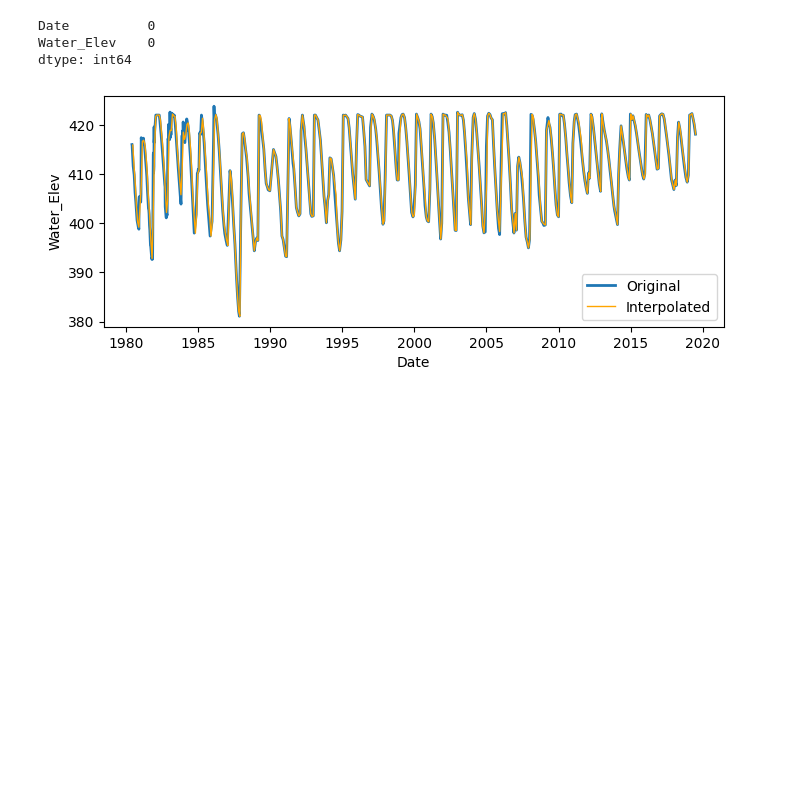
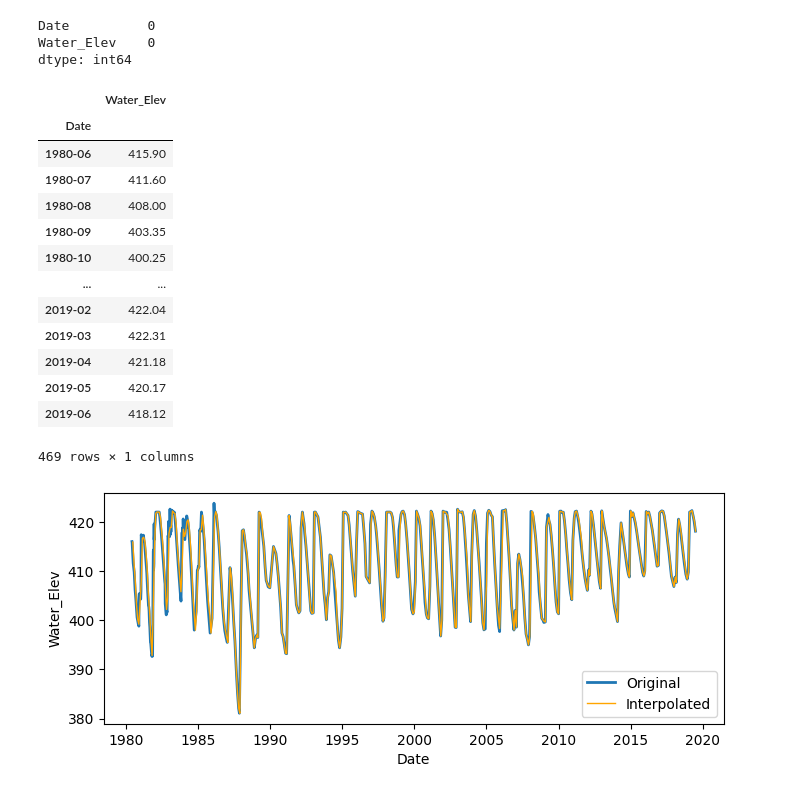
Before and after one commit to liangchow/time-series-reservoir-water-level, a Jupyter notebook: reservoir.ipynb, the cells around one changed output. Cells and saved outputs as stored; diff of their text form; code cells hidden in the pictures; blank space fills up the shorter version.

```diff
--- a/reservoir.ipynb
+++ b/reservoir.ipynb
@@ -163,6 +163,27 @@ dfs_mo.isna().sum()
 Date          0
 Water_Elev    0
 dtype: int64
+# %%
+dfs_mo.set_index(
+    pd.PeriodIndex(dfs_mo["Date"], freq="M"),
+    inplace=True)
+dfs_mo.drop("Date", axis=1, inplace=True)
+dfs_mo
+# %% [output]
+|  | Water_Elev |
+| Date |  |
+| 1980-06 | 415.90 |
+| 1980-07 | 411.60 |
+| 1980-08 | 408.00 |
+| 1980-09 | 403.35 |
+| 1980-10 | 400.25 |
+| ... | ... |
+| 2019-02 | 422.04 |
+| 2019-03 | 422.31 |
+| 2019-04 | 421.18 |
+| 2019-05 | 420.17 |
+| 2019-06 | 418.12 |
+469 rows × 1 columns
 # %%
 # Plot interpolated data in orange
 sns.lineplot(x=dfs["Date"], y=dfs["Water_Elev"], label="Original", lw=2)
```
Also changed, not shown: parts of 5 cells of this notebook.
